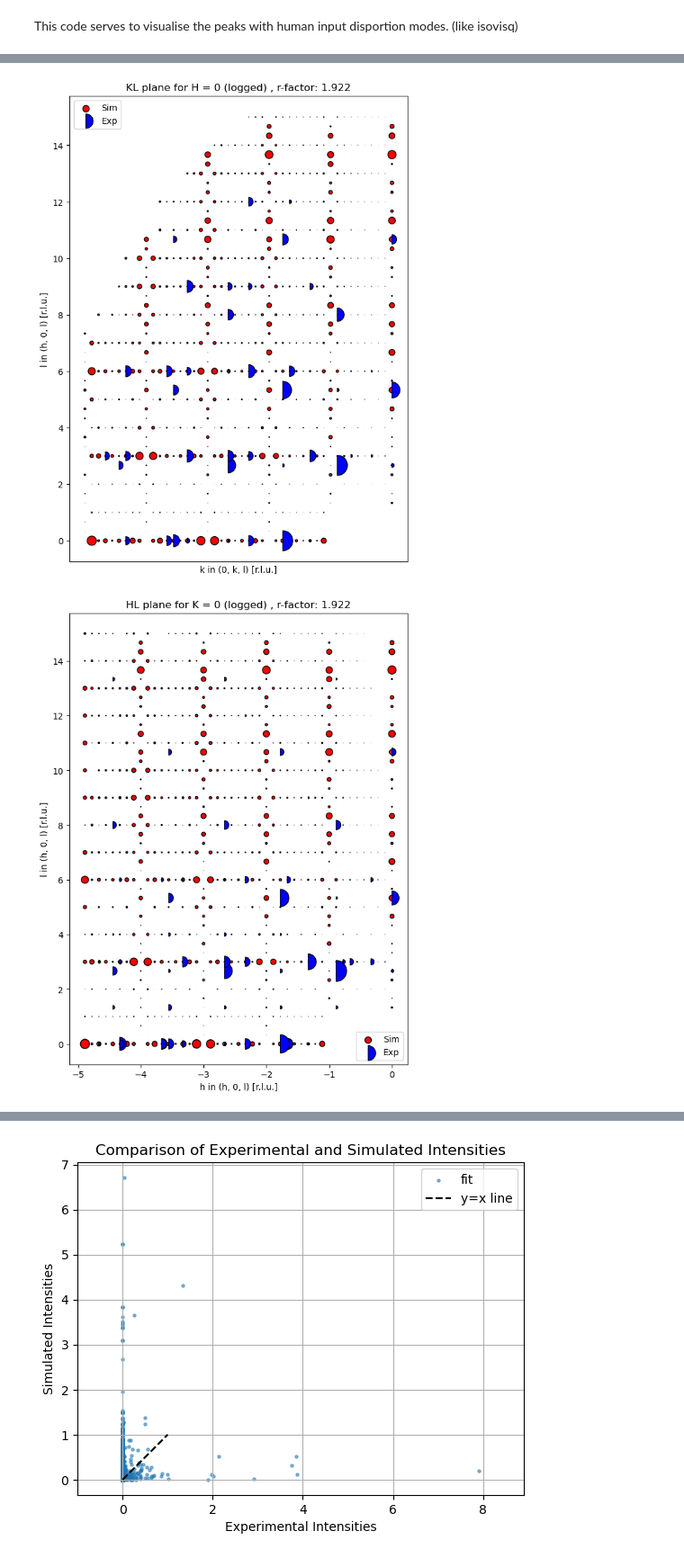
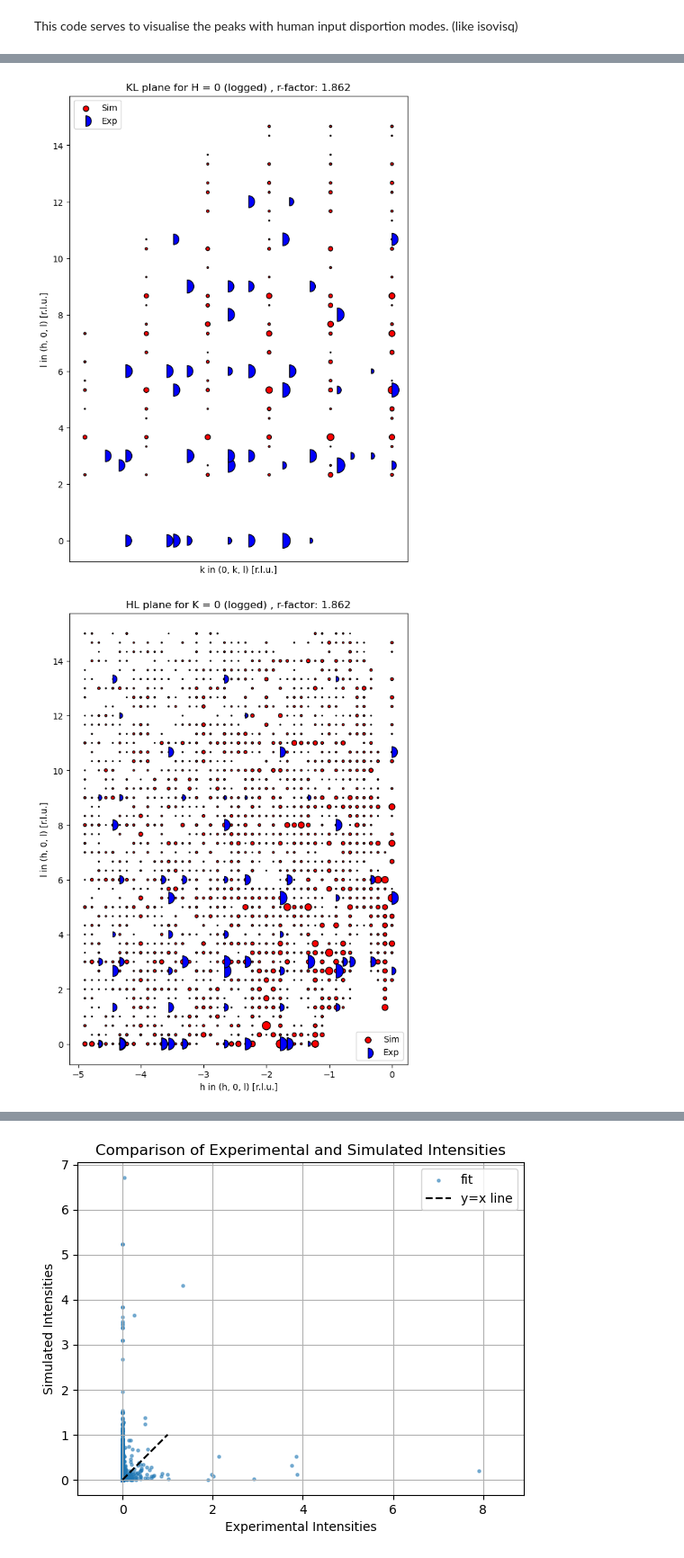
Before and after one commit to bleubreeymeow/alrisDistortionFit, a Jupyter notebook: Distortion_visualiser.ipynb, the cells around one changed output, grey strips where cells are left out. Shown at 90% size. Drawn from its saved outputs; the diff is of its cells as text; code cells hidden in the pictures.

```diff
--- a/Distortion_visualiser.ipynb
+++ b/Distortion_visualiser.ipynb
@@ -70,6 +70,10 @@ def fun_tf(hkl_list, pars, matrix):
     w = tf.constant(0.00032001553565274784, dtype=tf.float32)  # Debye-Waller factor
     qnorms = tf.norm(tf.cast(hkl_list, tf.float32), axis=1)
     intensity = intensity * tf.exp(- w* qnorms ** 2)  # Apply Debye-Waller factor
+    max_intensity = tf.reduce_max(intensity)
+    intensity = tf.where(intensity < max_intensity * 0.01, tf.zeros_like(intensity), intensity)  # remove intensities below a threshold
+
+    intensity = intensity / tf.reduce_sum(intensity)
     #intensity = log10(intensity + 1)  # Convert to log10 scale
     intensity = intensity / tf.reduce_sum(intensity) * 60
     return intensity
@@ -175,7 +179,7 @@ def plot_plane_sim_vs_exp_DIM3(ax, df, r_factor, l,norm_plane=False):
     ax.set_title(f"HK plane for L = 0 (logged) , r-factor: {r_factor:.3f}")
     ax.legend()
 # %%
-exp_data = pd.read_csv('C:/Users/User/Desktop/uzh_intern/CrystalClearFit/alrisDistortionFit/PBCO/raw_data/combined_peaks_bragg.csv')
+exp_data = pd.read_csv('C:/Users/User/Desktop/uzh_intern/alrisDistortionFit/PBCO/raw_data/LOGcombined_peaks.csv')
 
 # random_seed = 42
 # np.random.seed(random_seed)
@@ -195,9 +199,24 @@ vol_err = exp_data["intensity_exp_err"].tolist()
 labels = labels / np.sum(labels) * 60 # Normalize labels
 
 best_model_pars = np.zeros(1290, dtype=np.float32)  # Initialize with zeros
-# best_model_pars[120] = 15.59
-# # # best_model_pars = np.concatenate((best_model_pars, one_best_model_pars), axis=0)  # Append one_best_model_pars
+best_model_pars[20] = 7.91
+best_model_pars[21] = 9.00
 
-# # #initialise randomly
-# best_model_pars = np.random.uniform(low=-1.0, high=1.0, size=1290  ).astype(np.float32)  # Initialize with random values
+best_model_pars[146] = 11.73
+best_model_pars[147] = 11.79
+best_model_pars[148] = 11.37
+best_model_pars[149] = 11.91
+
+best_model_pars[320] = 7.91
+best_model_pars[321] = 9.00
+
+best_model_pars[746] = 11.73
+best_model_pars[747] = 11.79
+best_model_pars[748] = 11.37
+best_model_pars[749] = 11.91
+
+# # best_model_pars = np.concatenate((best_model_pars, one_best_model_pars), axis=0)  # Append one_best_model_pars
+
+# #initialise randomly
+# best_model_pars = np.random.uniform(low=-1.0, high=1.0, size=1290).astype(np.float32)  # Initialize with random values
 
@@ -206,14 +225,17 @@ best_model_pars = np.zeros(1290, dtype=np.float32)  # Initialize with zeros
 # for index in strain_modes:
 #     best_model_pars[index] = 0.0
 
+# best_model_pars = np.random.uniform(low=-1.0, high=1.0, size=1290).astype(np.float32) * best_model_pars  # Initialize with random values
+
+
 best_model_pars = tf.convert_to_tensor(best_model_pars, dtype=tf.float32)
 
 
-exp_data = pd.read_csv('C:/Users/User/Desktop/uzh_intern/CrystalClearFit/alrisDistortionFit/PBCO/raw_data/combined_peaks_bragg.csv')
+exp_data = pd.read_csv('C:/Users/User/Desktop/uzh_intern/alrisDistortionFit/PBCO/raw_data/LOGcombined_peaks.csv')
 hkl_list = exp_data[["h", "k", "l"]].values.tolist()
 hkl_list = tf.convert_to_tensor(hkl_list, dtype=tf.float32)
 
-matrix = np.loadtxt('C:/Users/User/Desktop/uzh_intern/CrystalClearFit/alrisDistortionFit/PBCO/new_PBCO_fit/matrix.txt', dtype=np.float32)
+matrix = np.loadtxt('C:/Users/User/Desktop/uzh_intern/alrisDistortionFit/PBCO/new_PBCO_fit/matrix.txt', dtype=np.float32)
 #converrt matrix to tensor
 matrix = tf.convert_to_tensor(matrix, dtype=tf.float32)
 exp_data['intensity_sim'] = fun_tf(features, best_model_pars , matrix).numpy()
@@ -258,2 +280,2 @@ Child R-factor: 1.922
-[figure, old version]
+[figure, new version]
-[figure, old version]
+[figure, new version]
```
Also changed, not shown: parts of 1 cell of this notebook, 8 other files.
